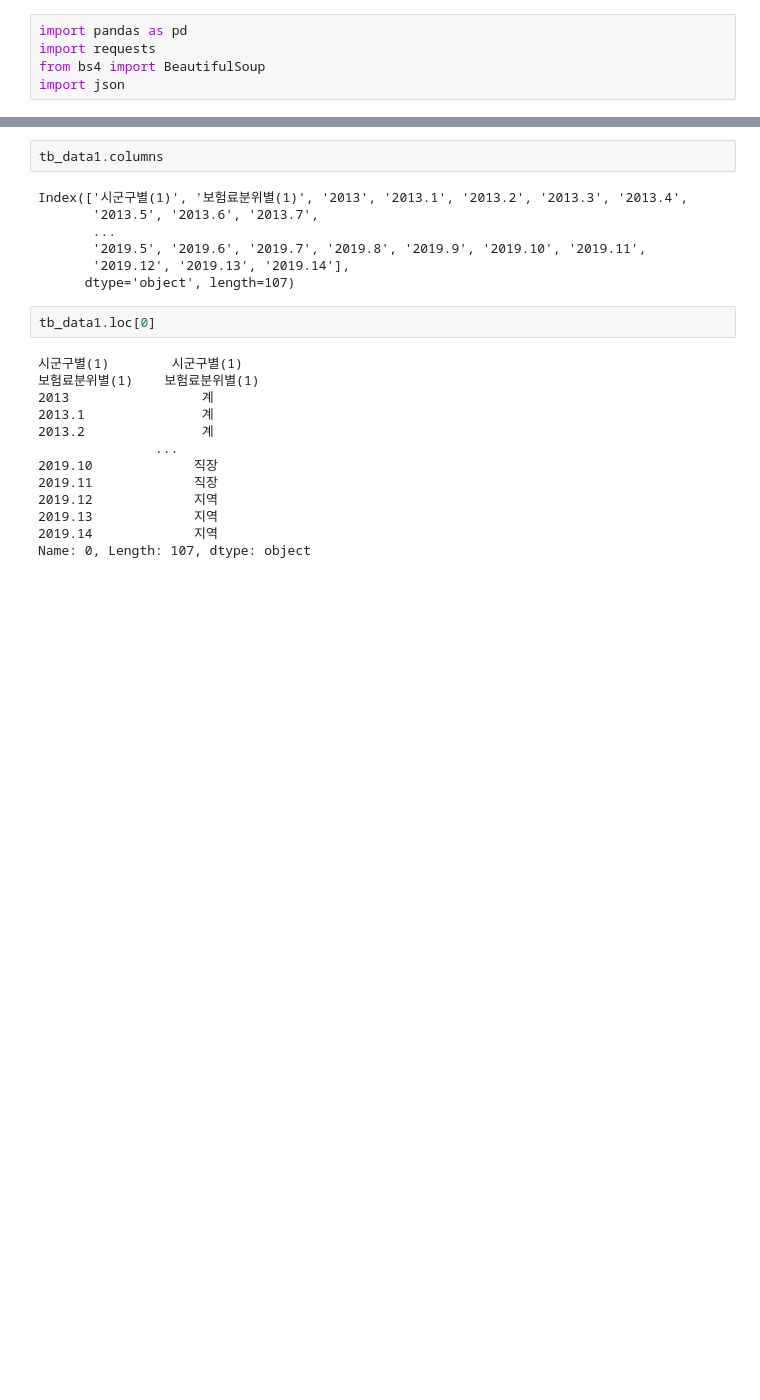
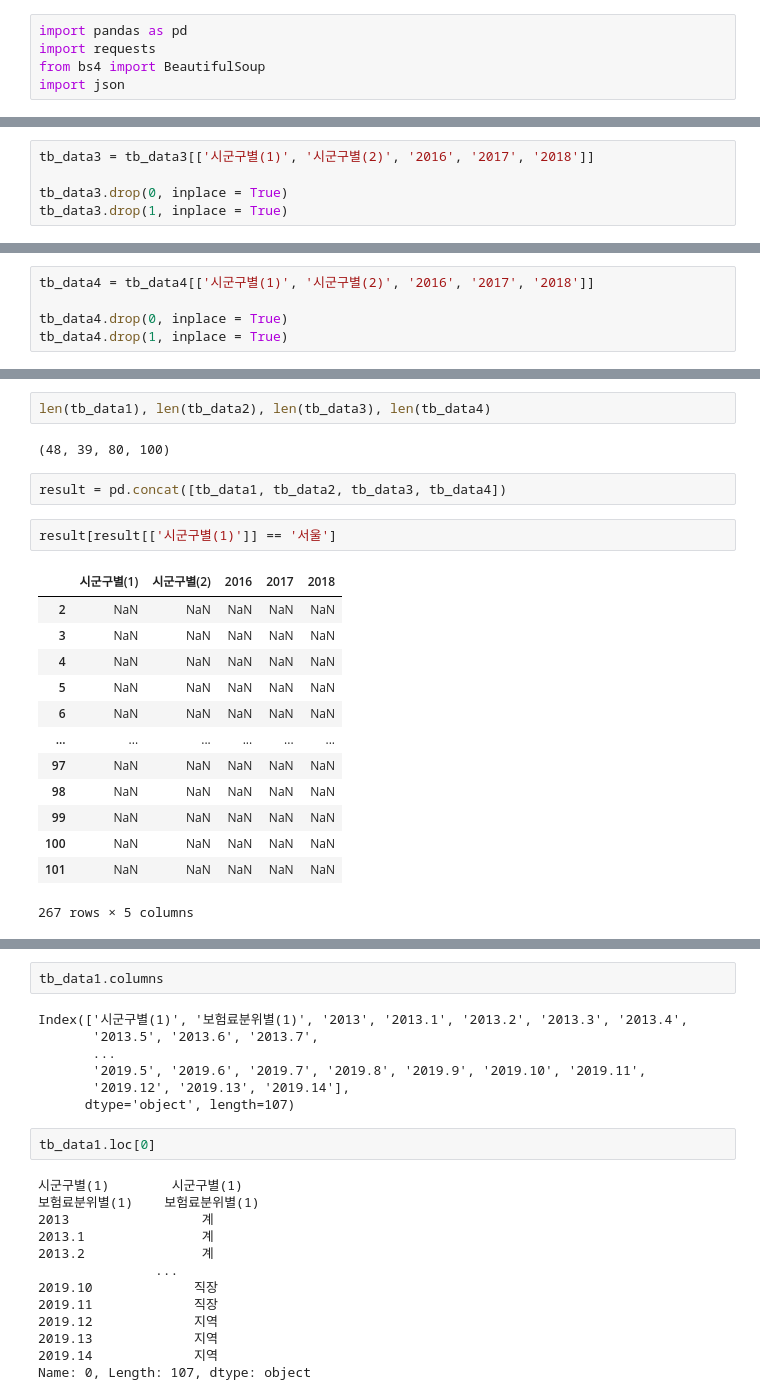
Before and after one commit to DaeGyeongYi/05_2nd_Project, a Jupyter notebook: 가구_정환/01.가구_시군구별 건강보험료.ipynb, the cells around one changed output, grey strips where cells are left out. Saved outputs shown, nothing was run; the diff lists cells and outputs as text; blank space fills up the shorter version.

```diff
--- a/가구_정환/01.가구_시군구별 건강보험료.ipynb
+++ b/가구_정환/01.가구_시군구별 건강보험료.ipynb
@@ -15,0 +104,5 @@ tb_data4 = pd.read_csv(csvpath4, encoding='cp949')
+# %%
+tb_data3 = tb_data3[['시군구별(1)', '시군구별(2)', '2016', '2017', '2018']]
+
+tb_data3.drop(0, inplace = True)
+tb_data3.drop(1, inplace = True)
@@ -15,0 +132,5 @@ tb_data4 = pd.read_csv(csvpath4, encoding='cp949')
+# %%
+tb_data4 = tb_data4[['시군구별(1)', '시군구별(2)', '2016', '2017', '2018']]
+
+tb_data4.drop(0, inplace = True)
+tb_data4.drop(1, inplace = True)
@@ -16 +151,23 @@ tb_data4 = pd.read_csv(csvpath4, encoding='cp949')
+# %%
+len(tb_data1), len(tb_data2), len(tb_data3), len(tb_data4)
+# %% [output]
+(48, 39, 80, 100)
+# %%
+result = pd.concat([tb_data1, tb_data2, tb_data3, tb_data4])
+# %%
+result[result[['시군구별(1)']] == '서울']
+# %% [output]
+|  | 시군구별(1) | 시군구별(2) | 2016 | 2017 | 2018 |
+| 2 | NaN | NaN | NaN | NaN | NaN |
+| 3 | NaN | NaN | NaN | NaN | NaN |
+| 4 | NaN | NaN | NaN | NaN | NaN |
+| 5 | NaN | NaN | NaN | NaN | NaN |
+| 6 | NaN | NaN | NaN | NaN | NaN |
+| ... | ... | ... | ... | ... | ... |
+| 97 | NaN | NaN | NaN | NaN | NaN |
+| 98 | NaN | NaN | NaN | NaN | NaN |
+| 99 | NaN | NaN | NaN | NaN | NaN |
+| 100 | NaN | NaN | NaN | NaN | NaN |
+| 101 | NaN | NaN | NaN | NaN | NaN |
+267 rows × 5 columns
 # %%
```
Also changed, not shown: parts of 24 cells of this notebook, 5 other files.
